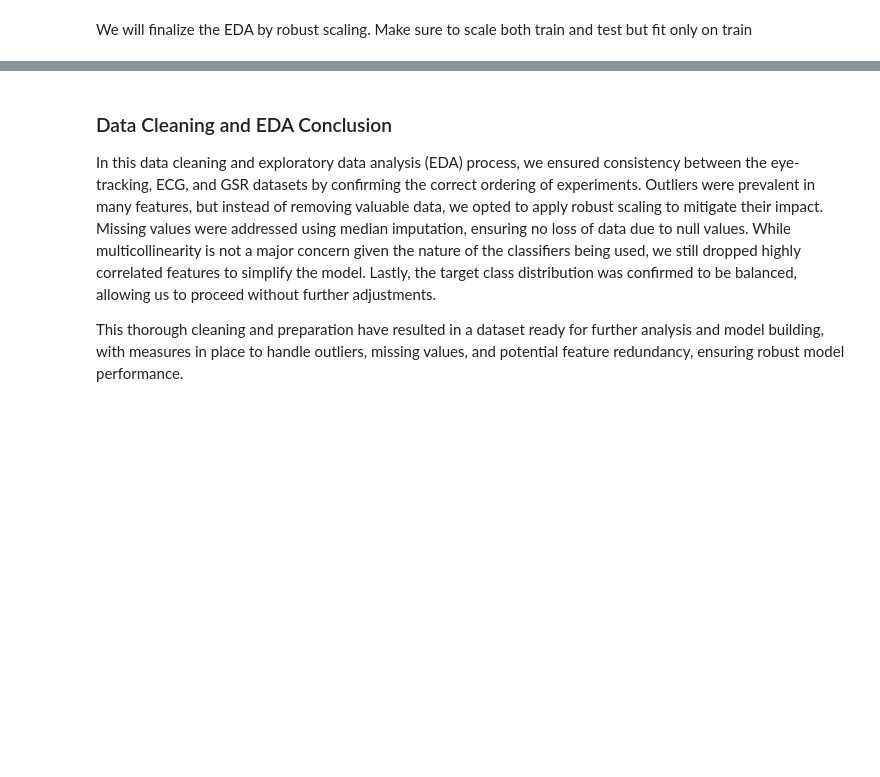
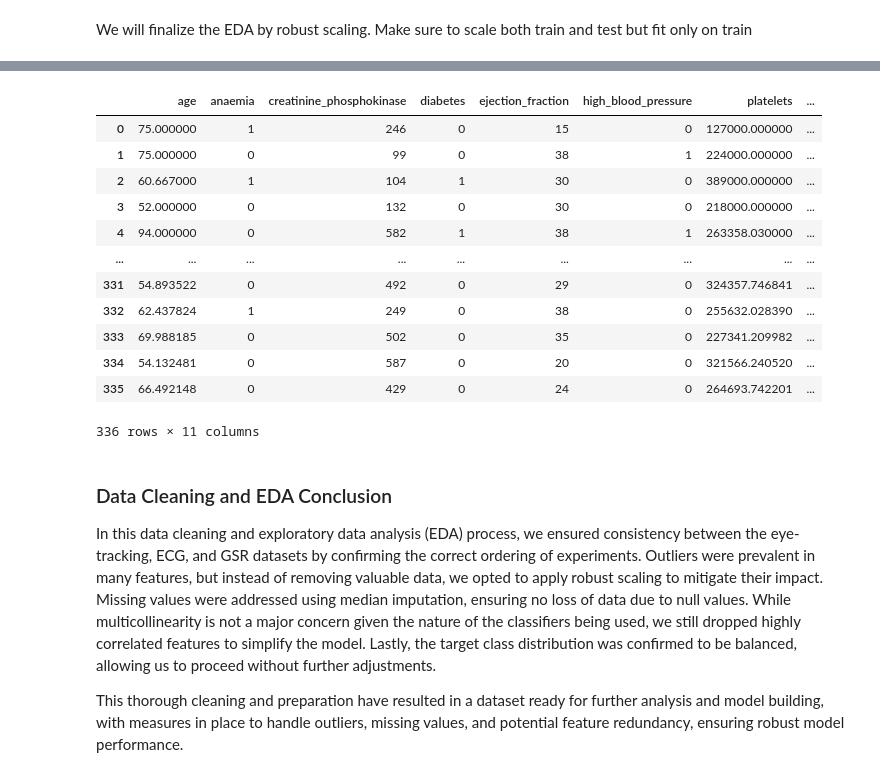
Before and after one commit to BlueJayVRStudio/DeepLearningFinal, a Jupyter notebook: DeepLearningProject.ipynb, the cells around one changed output, grey strips where cells are left out. Saved outputs shown, nothing was run; the diff lists cells and outputs as text; code cells hidden in the pictures; blank space fills up the shorter version.

```diff
--- a/DeepLearningProject.ipynb
+++ b/DeepLearningProject.ipynb
@@ -306,3 +349,19 @@ We will finalize the EDA by robust scaling. Make sure to scale both train and te
+# %%
+X_train
+# %% [output]
+|  | age | anaemia | creatinine_phosphokinase | diabetes | ejection_fraction | high_blood_pressure | platelets | ... |
+| 0 | 75.000000 | 1 | 246 | 0 | 15 | 0 | 127000.000000 | ... |
+| 1 | 75.000000 | 0 | 99 | 0 | 38 | 1 | 224000.000000 | ... |
+| 2 | 60.667000 | 1 | 104 | 1 | 30 | 0 | 389000.000000 | ... |
+| 3 | 52.000000 | 0 | 132 | 0 | 30 | 0 | 218000.000000 | ... |
+| 4 | 94.000000 | 0 | 582 | 1 | 38 | 1 | 263358.030000 | ... |
+| ... | ... | ... | ... | ... | ... | ... | ... | ... |
+| 331 | 54.893522 | 0 | 492 | 0 | 29 | 0 | 324357.746841 | ... |
+| 332 | 62.437824 | 1 | 249 | 0 | 38 | 0 | 255632.028390 | ... |
+| 333 | 69.988185 | 0 | 502 | 0 | 35 | 0 | 227341.209982 | ... |
+| 334 | 54.132481 | 0 | 587 | 0 | 20 | 0 | 321566.240520 | ... |
+| 335 | 66.492148 | 0 | 429 | 0 | 24 | 0 | 264693.742201 | ... |
+336 rows × 11 columns
 # %% [markdown]
 ### Data Cleaning and EDA Conclusion
 
```
Also changed, not shown: parts of 6 cells of this notebook.
